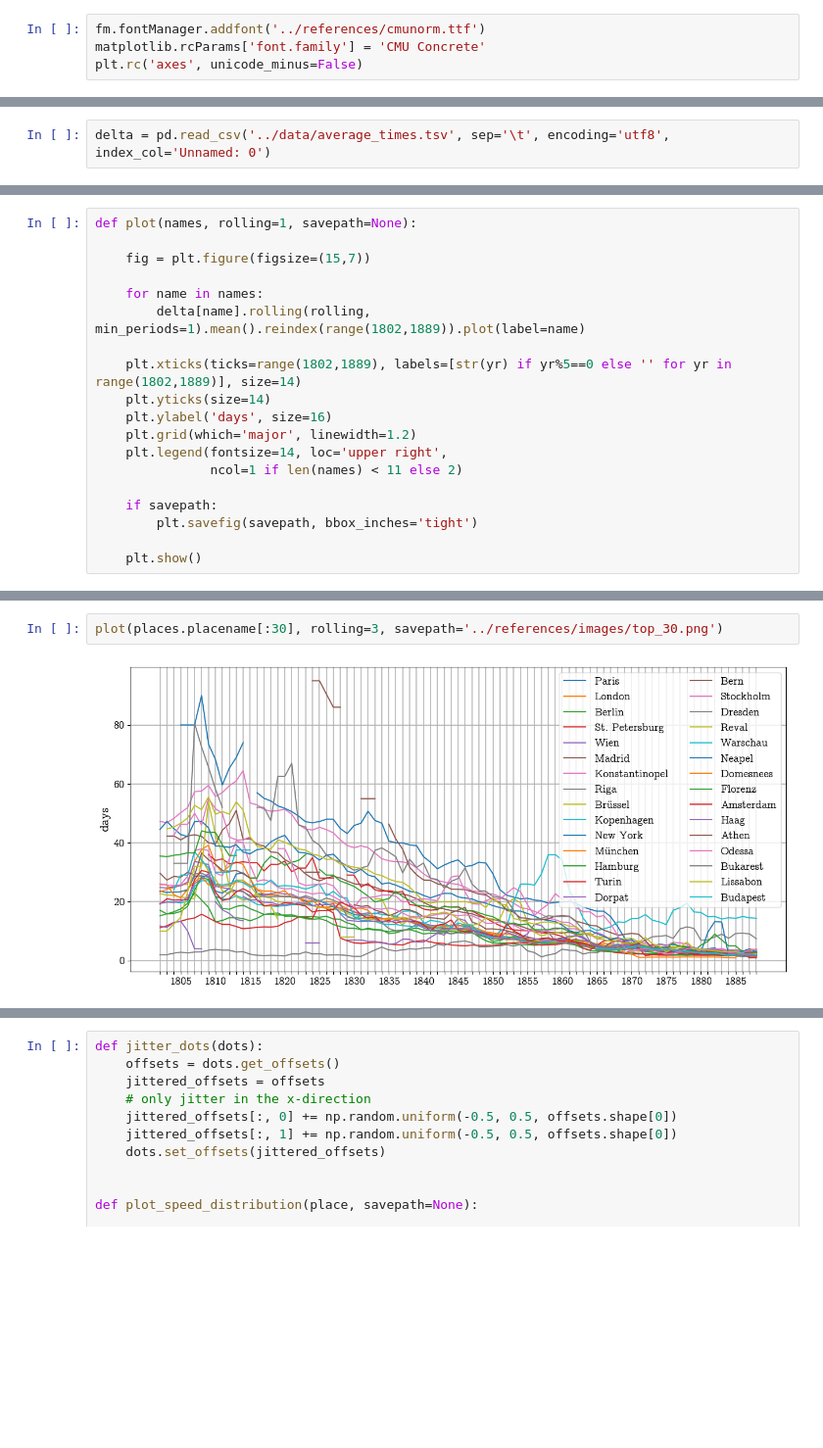
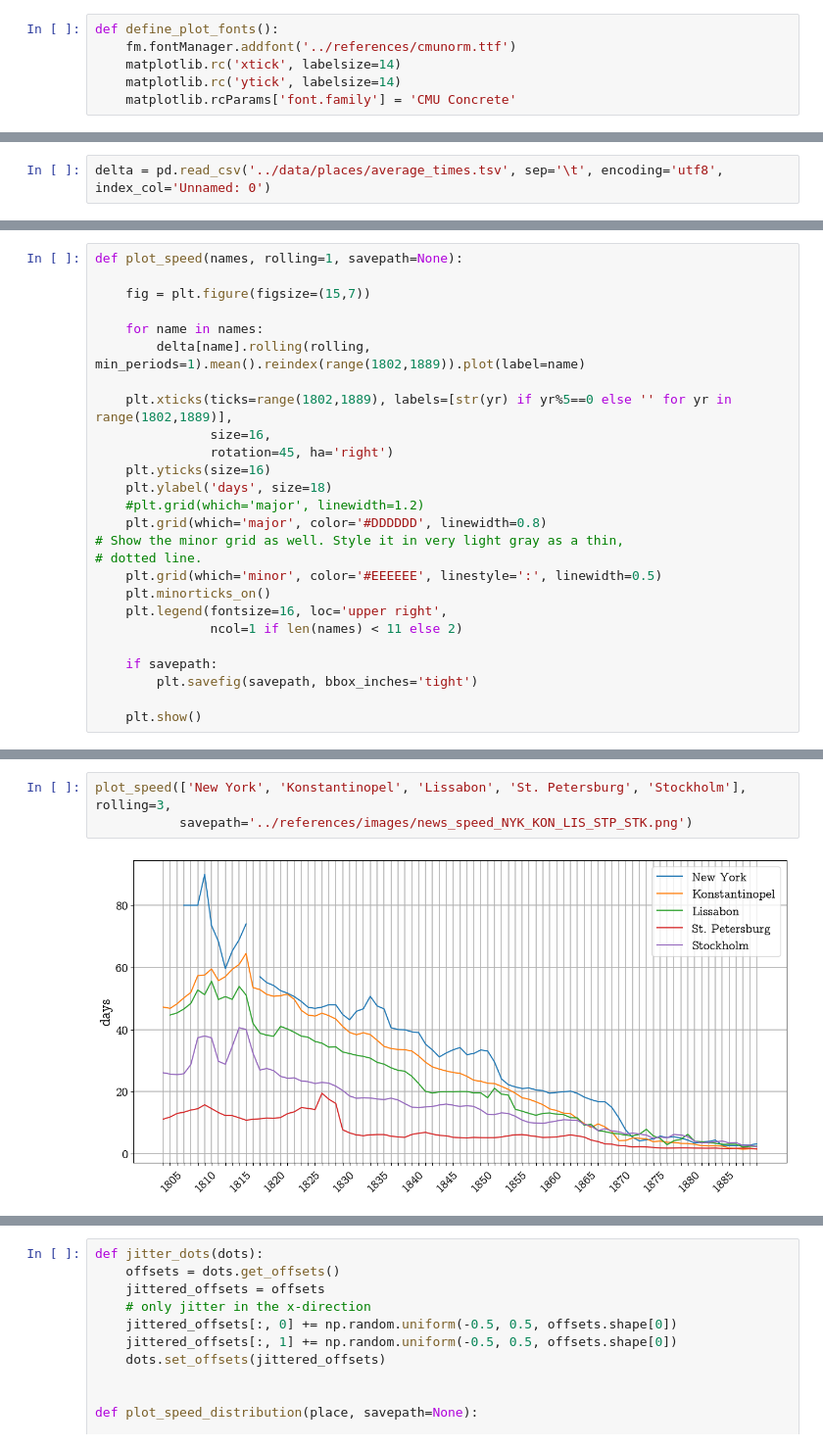
Before and after one commit to krkryger/rigasche-zeitung, a Jupyter notebook: notebooks/analysis.ipynb, the cells around one changed output, grey strips where cells are left out. Shown at 98% size. Cells and saved outputs as stored; diff of their text form; blank space fills up the shorter version.

Commit message:
New graphs etc for article

```diff
--- a/notebooks/analysis.ipynb
+++ b/notebooks/analysis.ipynb
@@ -9,5 +10,7 @@ import matplotlib.font_manager as fm
 # %%
-fm.fontManager.addfont('../references/cmunorm.ttf')
-matplotlib.rcParams['font.family'] = 'CMU Concrete'
-plt.rc('axes', unicode_minus=False)
+def define_plot_fonts():
+    fm.fontManager.addfont('../references/cmunorm.ttf')
+    matplotlib.rc('xtick', labelsize=14)
+    matplotlib.rc('ytick', labelsize=14)
+    matplotlib.rcParams['font.family'] = 'CMU Concrete'
 # %%
@@ -23,2 +27,2 @@ places = pd.read_csv('../data/places.tsv', sep='\t', encoding='utf8')
 # %%
-delta = pd.read_csv('../data/average_times.tsv', sep='\t', encoding='utf8', index_col='Unnamed: 0')
+delta = pd.read_csv('../data/places/average_times.tsv', sep='\t', encoding='utf8', index_col='Unnamed: 0')
@@ -25,16 +158,23 @@ delta = pd.read_csv('../data/average_times.tsv', sep='\t', encoding='utf8', inde
 # %%
-def plot(names, rolling=1, savepath=None):
+def plot_speed(names, rolling=1, savepath=None):
 
     fig = plt.figure(figsize=(15,7))
 
     for name in names:
         delta[name].rolling(rolling, min_periods=1).mean().reindex(range(1802,1889)).plot(label=name)
 
-    plt.xticks(ticks=range(1802,1889), labels=[str(yr) if yr%5==0 else '' for yr in range(1802,1889)], size=14)
-    plt.yticks(size=14)
-    plt.ylabel('days', size=16)
-    plt.grid(which='major', linewidth=1.2)
-    plt.legend(fontsize=14, loc='upper right',
+    plt.xticks(ticks=range(1802,1889), labels=[str(yr) if yr%5==0 else '' for yr in range(1802,1889)],
+               size=16,
+               rotation=45, ha='right')
+    plt.yticks(size=16)
+    plt.ylabel('days', size=18)
+    #plt.grid(which='major', linewidth=1.2)
+    plt.grid(which='major', color='#DDDDDD', linewidth=0.8)
+# Show the minor grid as well. Style it in very light gray as a thin,
+# dotted line.
+    plt.grid(which='minor', color='#EEEEEE', linestyle=':', linewidth=0.5)
+    plt.minorticks_on()
+    plt.legend(fontsize=16, loc='upper right',
                ncol=1 if len(names) < 11 else 2)
 
     if savepath:
@@ -44,4 +193,5 @@ def plot(names, rolling=1, savepath=None):
 # %%
-plot(places.placename[:30], rolling=3, savepath='../references/images/top_30.png')
+plot_speed(['New York', 'Konstantinopel', 'Lissabon', 'St. Petersburg', 'Stockholm'], rolling=3,
+           savepath='../references/images/news_speed_NYK_KON_LIS_STP_STK.png')
 # %% [output]
-[figure, old version]
+[figure, new version]
```
Also changed, not shown: parts of 52 cells of this notebook.
